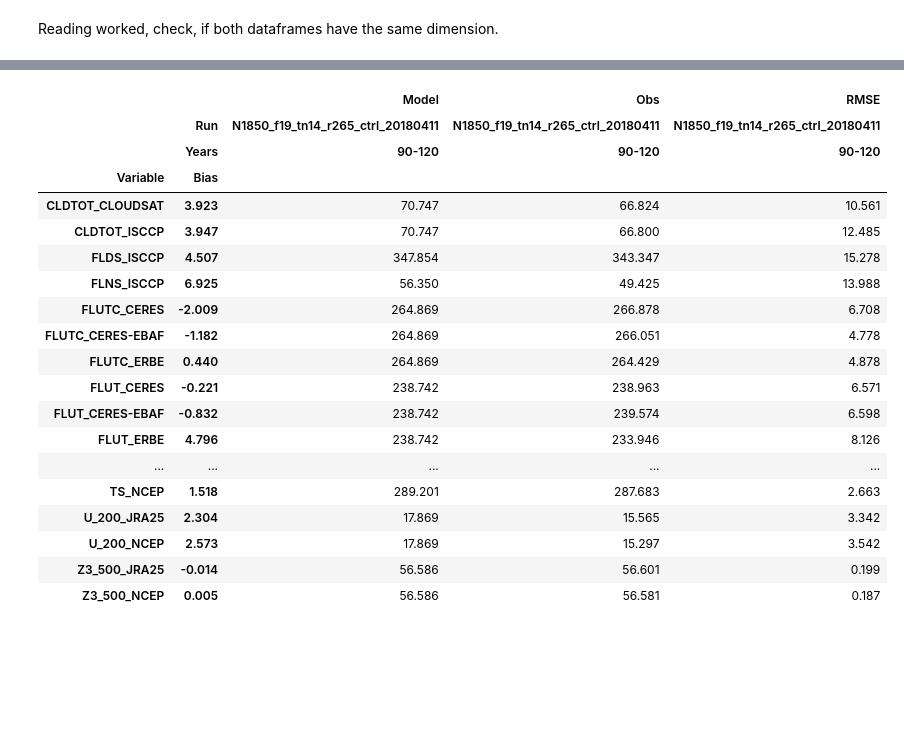
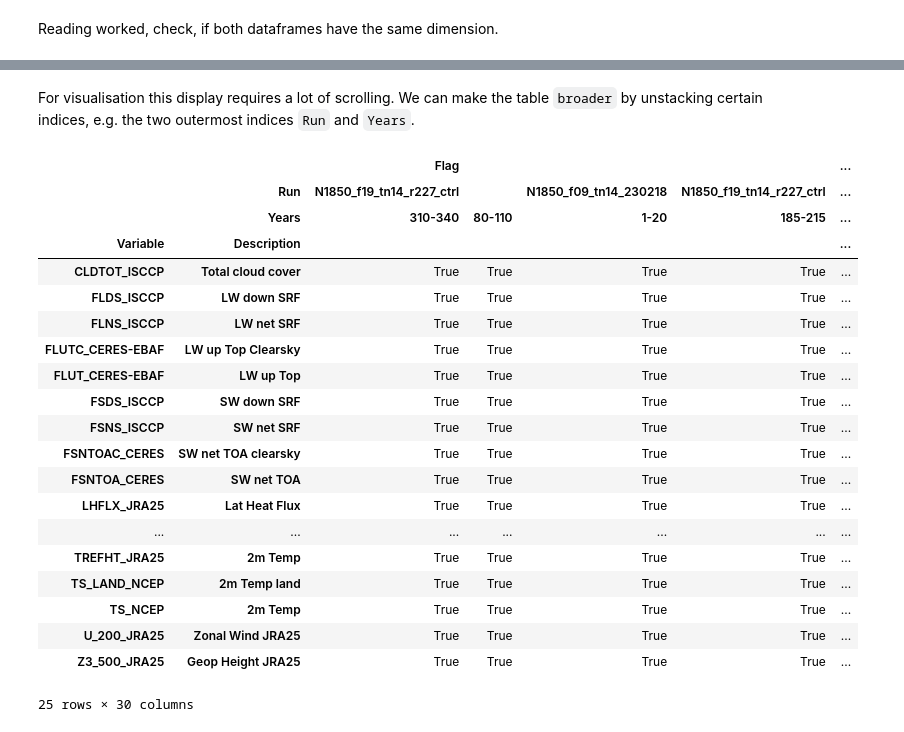
Before and after one commit to jgliss/my_notebooks, a Jupyter notebook: notebooks/read_ascii_cams_diag.ipynb, the cells around one changed output, grey strips where cells are left out. Saved outputs shown, nothing was run; the diff lists cells and outputs as text; code cells hidden in the pictures; blank space fills up the shorter version.

Commit message:
Finished first import routine and included examples how to work with data

```diff
--- a/notebooks/read_ascii_cams_diag.ipynb
+++ b/notebooks/read_ascii_cams_diag.ipynb
@@ -13,0 +46,3 @@ VERBOSE = True
+# %%
+var_info_dict = read_var_info_michaels_excel(michaels_excel)
+var_info_dict
@@ -14,5 +69,5 @@ VERBOSE = True
 # %%
-files = [os.path.join(data_dir, f) for f in os.listdir(data_dir) if f.endswith(".webarchive")]
+files = glob(data_dir + "*.webarchive")
 
 for file in files:
     print(file)
@@ -119,8 +204,7 @@ print(df1.shape)
 # %%
 dfs = []
-#only load first two for now
-for k in range(2):
-    df = read_file_custom(files[k], verbose=False)
+for file in files:
+    df = read_file_custom(file, var_info_dict, verbose=False)
     #print(df.head(), "\n\n")
     dfs.append(df)
     if VERBOSE:
@@ -181,0 +253,3 @@ bias_mean
+# %%
+flagged = merged[merged["Flag"]]
+flagged
@@ -182,23 +276,27 @@ bias_mean
+# %% [markdown]
+For visualisation this display requires a lot of scrolling. We can make the table `broader` by unstacking certain indices, e.g. the two outermost indices `Run` and `Years`.
 # %%
-bias_mean.unstack(level=(1,2))
+flagged_unstacked = flagged.unstack(level=(0,1))
+flagged_unstacked
 # %% [output]
-|  |  | Model | Obs | RMSE |
-|  | Run | N1850_f19_tn14_r265_ctrl_20180411 | N1850_f19_tn14_r265_ctrl_20180411 | N1850_f19_tn14_r265_ctrl_20180411 |
-|  | Years | 90-120 | 90-120 | 90-120 |
-| Variable | Bias |  |  |  |
-| CLDTOT_CLOUDSAT | 3.923 | 70.747 | 66.824 | 10.561 |
-| CLDTOT_ISCCP | 3.947 | 70.747 | 66.800 | 12.485 |
-| FLDS_ISCCP | 4.507 | 347.854 | 343.347 | 15.278 |
-| FLNS_ISCCP | 6.925 | 56.350 | 49.425 | 13.988 |
-| FLUTC_CERES | -2.009 | 264.869 | 266.878 | 6.708 |
-| FLUTC_CERES-EBAF | -1.182 | 264.869 | 266.051 | 4.778 |
-| FLUTC_ERBE | 0.440 | 264.869 | 264.429 | 4.878 |
-| FLUT_CERES | -0.221 | 238.742 | 238.963 | 6.571 |
-| FLUT_CERES-EBAF | -0.832 | 238.742 | 239.574 | 6.598 |
-| FLUT_ERBE | 4.796 | 238.742 | 233.946 | 8.126 |
-| ... | ... | ... | ... | ... |
-| TS_NCEP | 1.518 | 289.201 | 287.683 | 2.663 |
-| U_200_JRA25 | 2.304 | 17.869 | 15.565 | 3.342 |
-| U_200_NCEP | 2.573 | 17.869 | 15.297 | 3.542 |
-| Z3_500_JRA25 | -0.014 | 56.586 | 56.601 | 0.199 |
-| Z3_500_NCEP | 0.005 | 56.586 | 56.581 | 0.187 |
+|  |  | Flag |  |  |  | ... |
+|  | Run | N1850_f19_tn14_r227_ctrl |  | N1850_f09_tn14_230218 | N1850_f19_tn14_r227_ctrl | ... |
+|  | Years | 310-340 | 80-110 | 1-20 | 185-215 | ... |
+| Variable | Description |  |  |  |  | ... |
+| CLDTOT_ISCCP | Total cloud cover | True | True | True | True | ... |
+| FLDS_ISCCP | LW down SRF | True | True | True | True | ... |
+| FLNS_ISCCP | LW net SRF | True | True | True | True | ... |
+| FLUTC_CERES-EBAF | LW up Top Clearsky | True | True | True | True | ... |
+| FLUT_CERES-EBAF | LW up Top | True | True | True | True | ... |
+| FSDS_ISCCP | SW down SRF | True | True | True | True | ... |
+| FSNS_ISCCP | SW net SRF | True | True | True | True | ... |
+| FSNTOAC_CERES | SW net TOA clearsky | True | True | True | True | ... |
+| FSNTOA_CERES | SW net TOA | True | True | True | True | ... |
+| LHFLX_JRA25 | Lat Heat Flux | True | True | True | True | ... |
+| ... | ... | ... | ... | ... | ... | ... |
+| TREFHT_JRA25 | 2m Temp | True | True | True | True | ... |
+| TS_LAND_NCEP | 2m Temp land | True | True | True | True | ... |
+| TS_NCEP | 2m Temp | True | True | True | True | ... |
+| U_200_JRA25 | Zonal Wind JRA25 | True | True | True | True | ... |
+| Z3_500_JRA25 | Geop Height JRA25 | True | True | True | True | ... |
+25 rows × 30 columns
```
Also changed, not shown: parts of 30 cells of this notebook, 1 other file.
